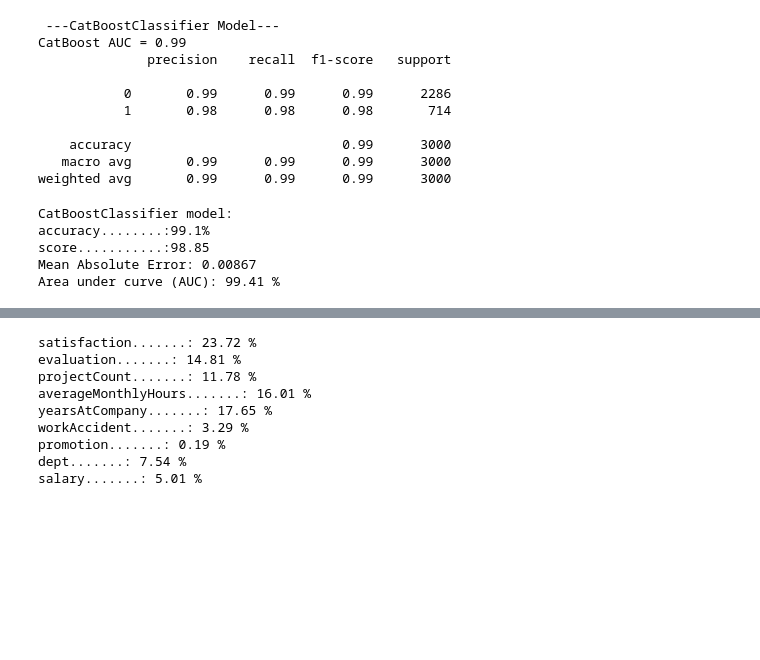
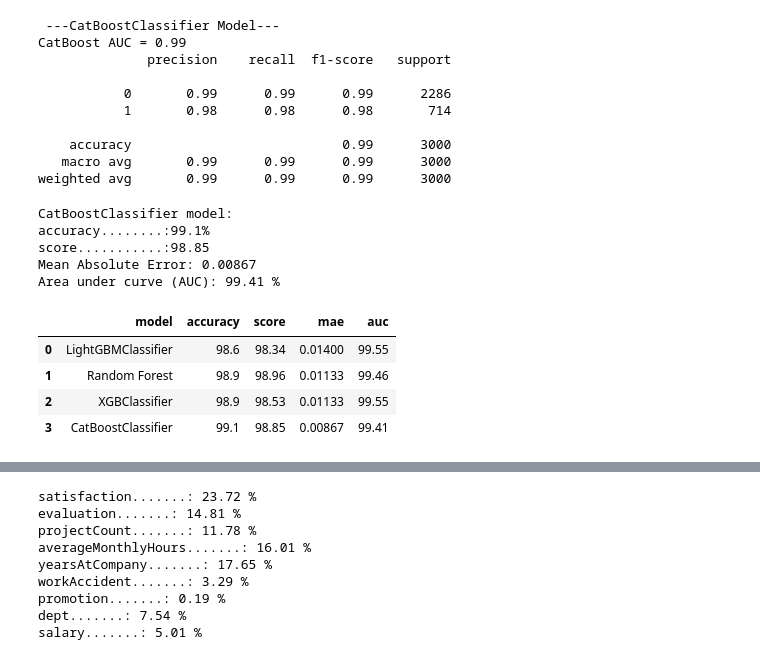
Before and after one commit to andvsilva/programming, a Jupyter notebook: notebooks/explore/bestmodels.ipynb, the cells around one changed output, grey strips where cells are left out. Cells and saved outputs as stored; diff of their text form; code cells hidden in the pictures; blank space fills up the shorter version.

```diff
--- a/notebooks/explore/bestmodels.ipynb
+++ b/notebooks/explore/bestmodels.ipynb
@@ -212,7 +219,9 @@ X_train, X_test, y_train, y_test = train_test_split(X,y,test_size=0.2, random_st
 # %%
 modelname = 'model'
 
-def metric_models(modelname, model, X_test, y_test, y_pred):
+dfmetrics = pd.DataFrame()
+
+def metric_models(modelname, model, X_test, y_test, y_pred, dfmetrics):
     acc   = round(accuracy_score(y_test,y_pred), 3)*100
     score = round(metrics.precision_score(y_test, y_pred, average='macro')*100, 2)
     mae   = round(mean_absolute_error(y_test, y_pred), 5)
@@ -221,12 +230,23 @@ def metric_models(modelname, model, X_test, y_test, y_pred):
     y_pred_proba = model.predict_proba(X_test)[::,1]
     auc = round((metrics.roc_auc_score(y_test, y_pred_proba))*100, 2)
 
+    modelmetrics = {'model': f'{modelname}',
+                    'accuracy': acc,
+                    'score': score,
+                    'mae': mae,
+                    'auc': auc
+                   }
+
+    dfmodelmetrics = pd.DataFrame([modelmetrics])
+    dfmetrics = pd.concat([dfmetrics if not dfmetrics.empty else None, dfmodelmetrics ], ignore_index=True)
 
     print(f'{modelname} model:')
     print(f"accuracy........:{acc}%")
     print(f'score...........:{score}')
     print(f"Mean Absolute Error: {mae}")
     print(f"Area under curve (AUC): {auc} %")
+
+    return dfmetrics
 # %%
 def plot_conf_matrix(y_test, y_pred):
     confusion_matrix1 = confusion_matrix(y_test, y_pred)
@@ -260,7 +280,8 @@ LGBMClassifier AUC = 0.98
    macro avg       0.98      0.98      0.98      3000
 weighted avg       0.99      0.99      0.99      3000
 # %%
-metric_models('LightGBMClassifier', lgb_model, X_test, y_test, y_pred_lgb)
+dfmetrics = metric_models('LightGBMClassifier', lgb_model, X_test, y_test, y_pred_lgb, dfmetrics)
+dfmetrics
 # %% [output]
 LightGBMClassifier model:
 accuracy........:98.6%
@@ -299,7 +322,8 @@ Random Forest AUC = 0.98
    macro avg       0.99      0.98      0.98      3000
 weighted avg       0.99      0.99      0.99      3000
 # %%
-metric_models('Random Forest', rf_model, X_test, y_test, y_pred_rf)
+dfmetrics = metric_models('Random Forest', rf_model, X_test, y_test, y_pred_rf, dfmetrics)
+dfmetrics
 # %% [output]
 Random Forest model:
 accuracy........:98.9%
@@ -384,7 +411,8 @@ XGBClassifier AUC = 0.98
    macro avg       0.99      0.98      0.98      3000
 weighted avg       0.99      0.99      0.99      3000
 # %%
-metric_models('XGBClassifier', xgb_model, X_test, y_test, y_pred_xgb)
+dfmetrics = metric_models('XGBClassifier', xgb_model, X_test, y_test, y_pred_xgb, dfmetrics)
+dfmetrics
 # %% [output]
 XGBClassifier model:
 accuracy........:98.9%
@@ -465,10 +501,16 @@ CatBoost AUC = 0.99
    macro avg       0.99      0.99      0.99      3000
 weighted avg       0.99      0.99      0.99      3000
 # %%
-metric_models('CatBoostClassifier', cat_model, X_test, y_test, y_pred_cat)
+dfmetrics = metric_models('CatBoostClassifier', cat_model, X_test, y_test, y_pred_cat, dfmetrics)
+dfmetrics
 # %% [output]
 CatBoostClassifier model:
 accuracy........:99.1%
 score...........:98.85
 Mean Absolute Error: 0.00867
 Area under curve (AUC): 99.41 %
+|  | model | accuracy | score | mae | auc |
+| 0 | LightGBMClassifier | 98.6 | 98.34 | 0.01400 | 99.55 |
+| 1 | Random Forest | 98.9 | 98.96 | 0.01133 | 99.46 |
+| 2 | XGBClassifier | 98.9 | 98.53 | 0.01133 | 99.55 |
+| 3 | CatBoostClassifier | 99.1 | 98.85 | 0.00867 | 99.41 |
```
Also changed, not shown: parts of 20 cells of this notebook, 9 other files.
